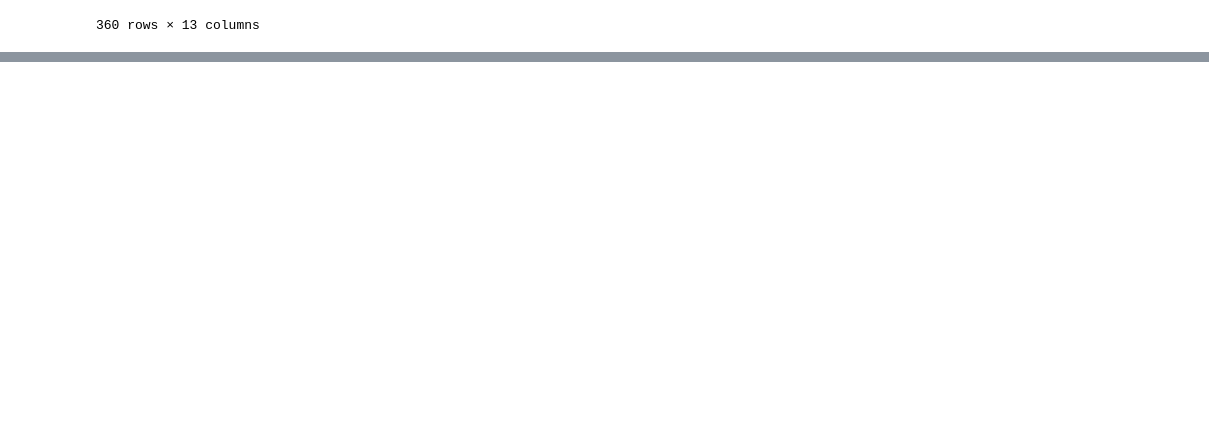
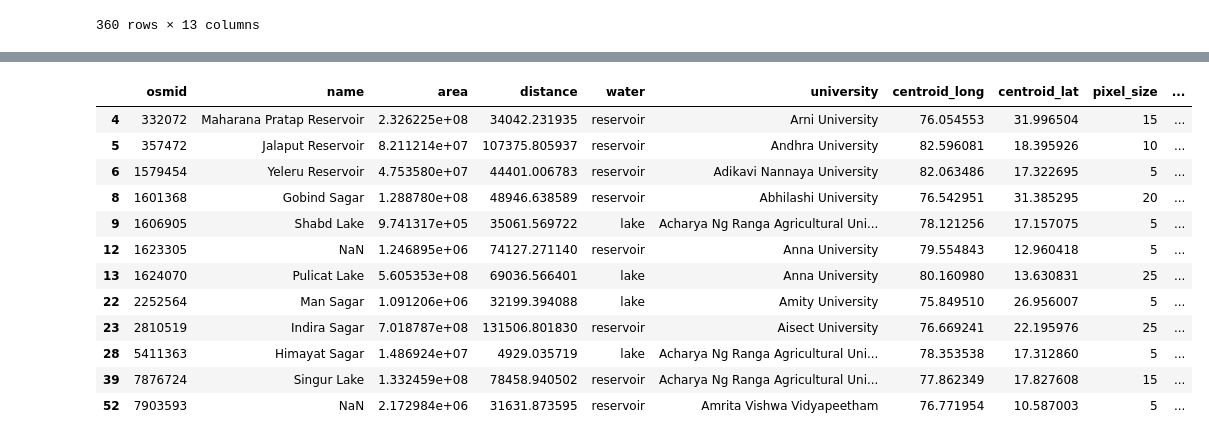
Before and after one commit to Davidmates1/lake_analytics, a Jupyter notebook: notebooks/log_quality.ipynb, the cells around one changed output, grey strips where cells are left out. Drawn from its saved outputs; the diff is of its cells as text; code cells hidden in the pictures; blank space fills up the shorter version.

```diff
--- a/notebooks/log_quality.ipynb
+++ b/notebooks/log_quality.ipynb
@@ -112,0 +288,2 @@ utils.plot_image(transformed_image_from_function)
+# %%
+filtered_lakes = filtered_lakes.drop(["Unnamed: 0.1", "Unnamed: 0"], axis =1)
@@ -112,0 +293,16 @@ utils.plot_image(transformed_image_from_function)
+# %%
+filtered_lakes.iloc[:12]
+# %% [output]
+|  | osmid | name | area | distance | water | university | centroid_long | centroid_lat | pixel_size | ... |
+| 4 | 332072 | Maharana Pratap Reservoir | 2.326225e+08 | 34042.231935 | reservoir | Arni University | 76.054553 | 31.996504 | 15 | ... |
+| 5 | 357472 | Jalaput Reservoir | 8.211214e+07 | 107375.805937 | reservoir | Andhra University | 82.596081 | 18.395926 | 10 | ... |
+| 6 | 1579454 | Yeleru Reservoir | 4.753580e+07 | 44401.006783 | reservoir | Adikavi Nannaya University | 82.063486 | 17.322695 | 5 | ... |
+| 8 | 1601368 | Gobind Sagar | 1.288780e+08 | 48946.638589 | reservoir | Abhilashi University | 76.542951 | 31.385295 | 20 | ... |
+| 9 | 1606905 | Shabd Lake | 9.741317e+05 | 35061.569722 | lake | Acharya Ng Ranga Agricultural Uni... | 78.121256 | 17.157075 | 5 | ... |
+| 12 | 1623305 | NaN | 1.246895e+06 | 74127.271140 | reservoir | Anna University | 79.554843 | 12.960418 | 5 | ... |
+| 13 | 1624070 | Pulicat Lake | 5.605353e+08 | 69036.566401 | lake | Anna University | 80.160980 | 13.630831 | 25 | ... |
+| 22 | 2252564 | Man Sagar | 1.091206e+06 | 32199.394088 | lake | Amity University | 75.849510 | 26.956007 | 5 | ... |
+| 23 | 2810519 | Indira Sagar | 7.018787e+08 | 131506.801830 | reservoir | Aisect University | 76.669241 | 22.195976 | 25 | ... |
+| 28 | 5411363 | Himayat Sagar | 1.486924e+07 | 4929.035719 | lake | Acharya Ng Ranga Agricultural Uni... | 78.353538 | 17.312860 | 5 | ... |
+| 39 | 7876724 | Singur Lake | 1.332459e+08 | 78458.940502 | reservoir | Acharya Ng Ranga Agricultural Uni... | 77.862349 | 17.827608 | 15 | ... |
+| 52 | 7903593 | NaN | 2.172984e+06 | 31631.873595 | reservoir | Amrita Vishwa Vidyapeetham | 76.771954 | 10.587003 | 5 | ... |
```
Also changed, not shown: parts of 35 cells of this notebook, 7 other files.
